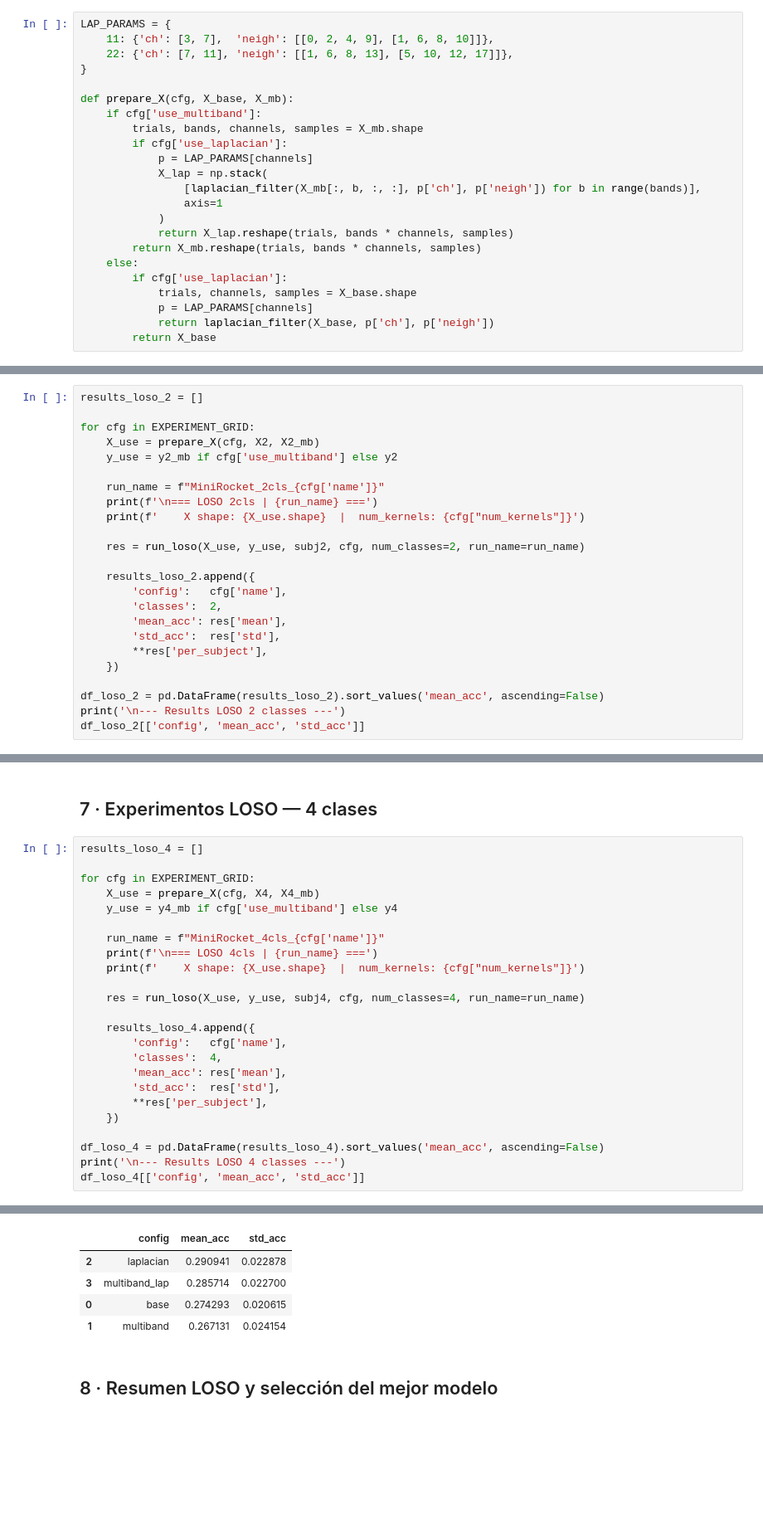
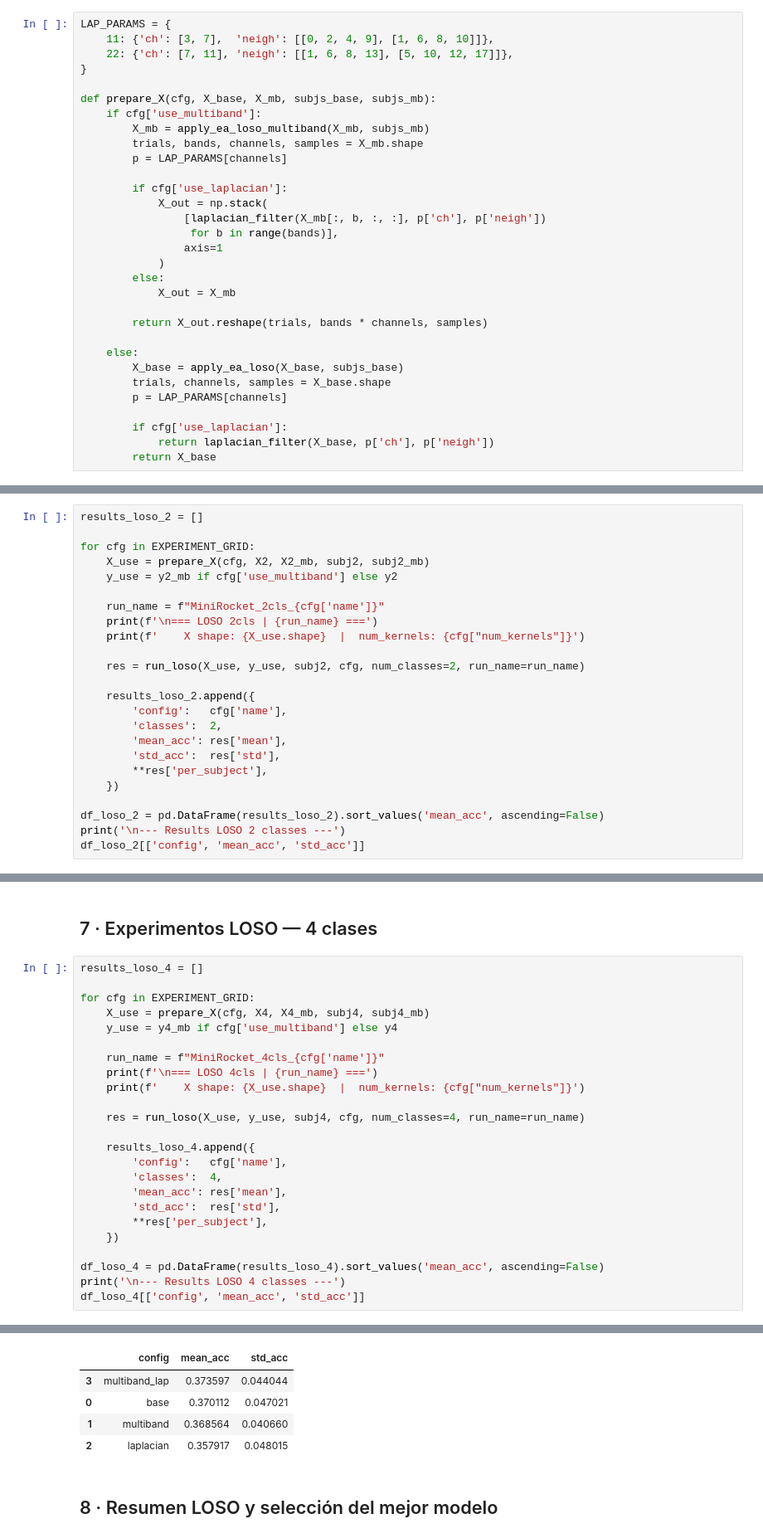
Before and after one commit to EnekoIsturitzSesma/Biosignal-ML-Analysis, a Jupyter notebook: notebooks/MiniRocket_experiments.ipynb, the cells around one changed output, grey strips where cells are left out. Shown at 83% size. Cells and saved outputs as stored; diff of their text form; blank space fills up the shorter version.

```diff
--- a/notebooks/MiniRocket_experiments.ipynb
+++ b/notebooks/MiniRocket_experiments.ipynb
@@ -106,21 +106,29 @@ LAP_PARAMS = {
     22: {'ch': [7, 11], 'neigh': [[1, 6, 8, 13], [5, 10, 12, 17]]},
 }
 
-def prepare_X(cfg, X_base, X_mb):
+def prepare_X(cfg, X_base, X_mb, subjs_base, subjs_mb):
     if cfg['use_multiband']:
+        X_mb = apply_ea_loso_multiband(X_mb, subjs_mb)
         trials, bands, channels, samples = X_mb.shape
+        p = LAP_PARAMS[channels]
+
         if cfg['use_laplacian']:
-            p = LAP_PARAMS[channels]
-            X_lap = np.stack(
-                [laplacian_filter(X_mb[:, b, :, :], p['ch'], p['neigh']) for b in range(bands)],
+            X_out = np.stack(
+                [laplacian_filter(X_mb[:, b, :, :], p['ch'], p['neigh'])
+                 for b in range(bands)],
                 axis=1
             )
-            return X_lap.reshape(trials, bands * channels, samples)
-        return X_mb.reshape(trials, bands * channels, samples)
+        else:
+            X_out = X_mb
+
+        return X_out.reshape(trials, bands * channels, samples)
+
     else:
+        X_base = apply_ea_loso(X_base, subjs_base)
+        trials, channels, samples = X_base.shape
+        p = LAP_PARAMS[channels]
+
         if cfg['use_laplacian']:
-            trials, channels, samples = X_base.shape
-            p = LAP_PARAMS[channels]
             return laplacian_filter(X_base, p['ch'], p['neigh'])
         return X_base
 # %% [markdown]
@@ -129,7 +137,7 @@ def prepare_X(cfg, X_base, X_mb):
 results_loso_2 = []
 
 for cfg in EXPERIMENT_GRID:
-    X_use = prepare_X(cfg, X2, X2_mb)
+    X_use = prepare_X(cfg, X2, X2_mb, subj2, subj2_mb)
     y_use = y2_mb if cfg['use_multiband'] else y2
 
     run_name = f"MiniRocket_2cls_{cfg['name']}"
@@ -178,7 +186,7 @@ df_loso_2[['config', 'mean_acc', 'std_acc']]
 results_loso_4 = []
 
 for cfg in EXPERIMENT_GRID:
-    X_use = prepare_X(cfg, X4, X4_mb)
+    X_use = prepare_X(cfg, X4, X4_mb, subj4, subj4_mb)
     y_use = y4_mb if cfg['use_multiband'] else y4
 
     run_name = f"MiniRocket_4cls_{cfg['name']}"
@@ -217,10 +225,10 @@ df_loso_4[['config', 'mean_acc', 'std_acc']]
 
 --- Results LOSO 4 classes ---
 |  | config | mean_acc | std_acc |
-| 2 | laplacian | 0.290941 | 0.022878 |
-| 3 | multiband_lap | 0.285714 | 0.022700 |
-| 0 | base | 0.274293 | 0.020615 |
-| 1 | multiband | 0.267131 | 0.024154 |
+| 3 | multiband_lap | 0.373597 | 0.044044 |
+| 0 | base | 0.370112 | 0.047021 |
+| 1 | multiband | 0.368564 | 0.040660 |
+| 2 | laplacian | 0.357917 | 0.048015 |
 # %% [markdown]
 ## 8 · Resumen LOSO y selección del mejor modelo
 # %%
```
Also changed, not shown: parts of 8 cells of this notebook.
